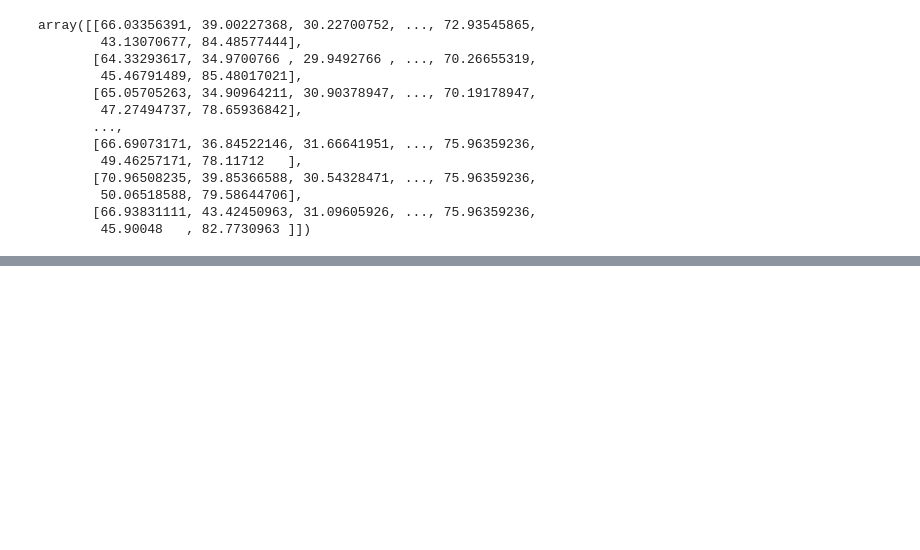
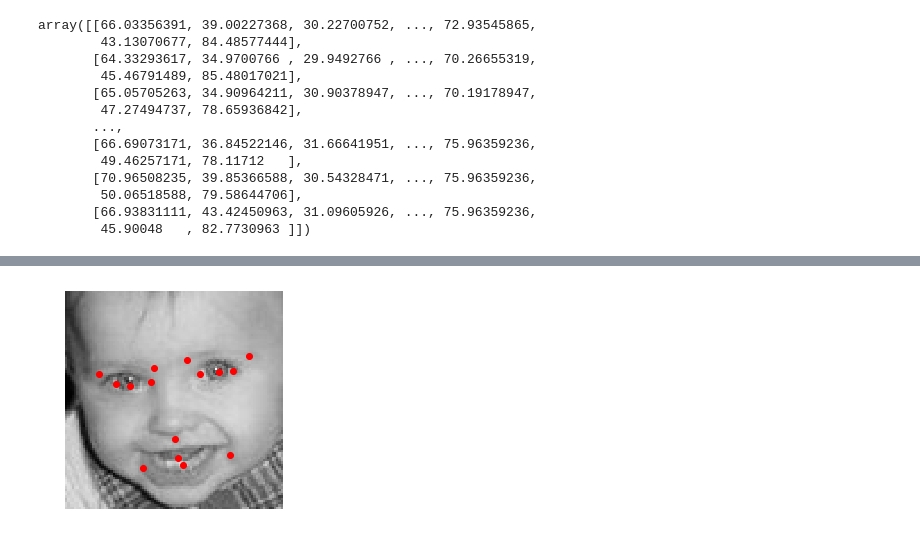
Before and after one commit to Midren/Caricature_maker, a Jupyter notebook: Untitled1.ipynb, the cells around one changed output, grey strips where cells are left out. Cells and saved outputs as stored; diff of their text form; code cells hidden in the pictures; blank space fills up the shorter version.

```diff
--- a/Untitled1.ipynb
+++ b/Untitled1.ipynb
@@ -160,0 +185,12 @@ array([[525523.29430371]])
+# %%
+def keypoints_show(x, y=None):
+    plt.imshow(x, 'gray')
+    if y is not None:
+        points = np.vstack(np.split(y, 15)).T
+        plt.plot(points[0], points[1], 'o', color='red')
+    plt.axis('off')
+
+sample_idx = np.random.choice(len(X_train))
+keypoints_show(X_train[sample_idx].reshape(96,96), y_train[sample_idx])
+# %% [output]
+[figure, added]
```
Also changed, not shown: parts of 8 cells of this notebook.
